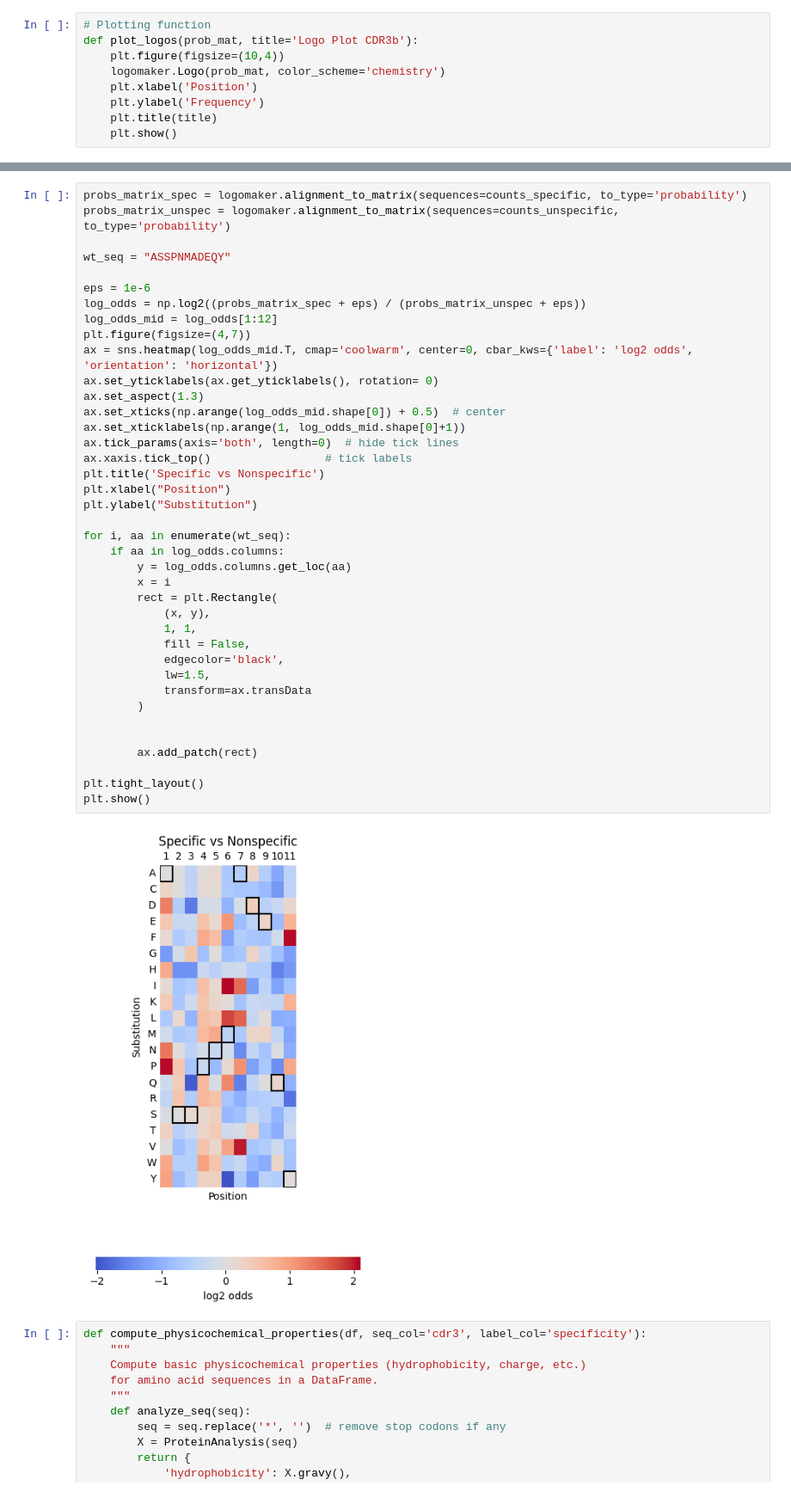
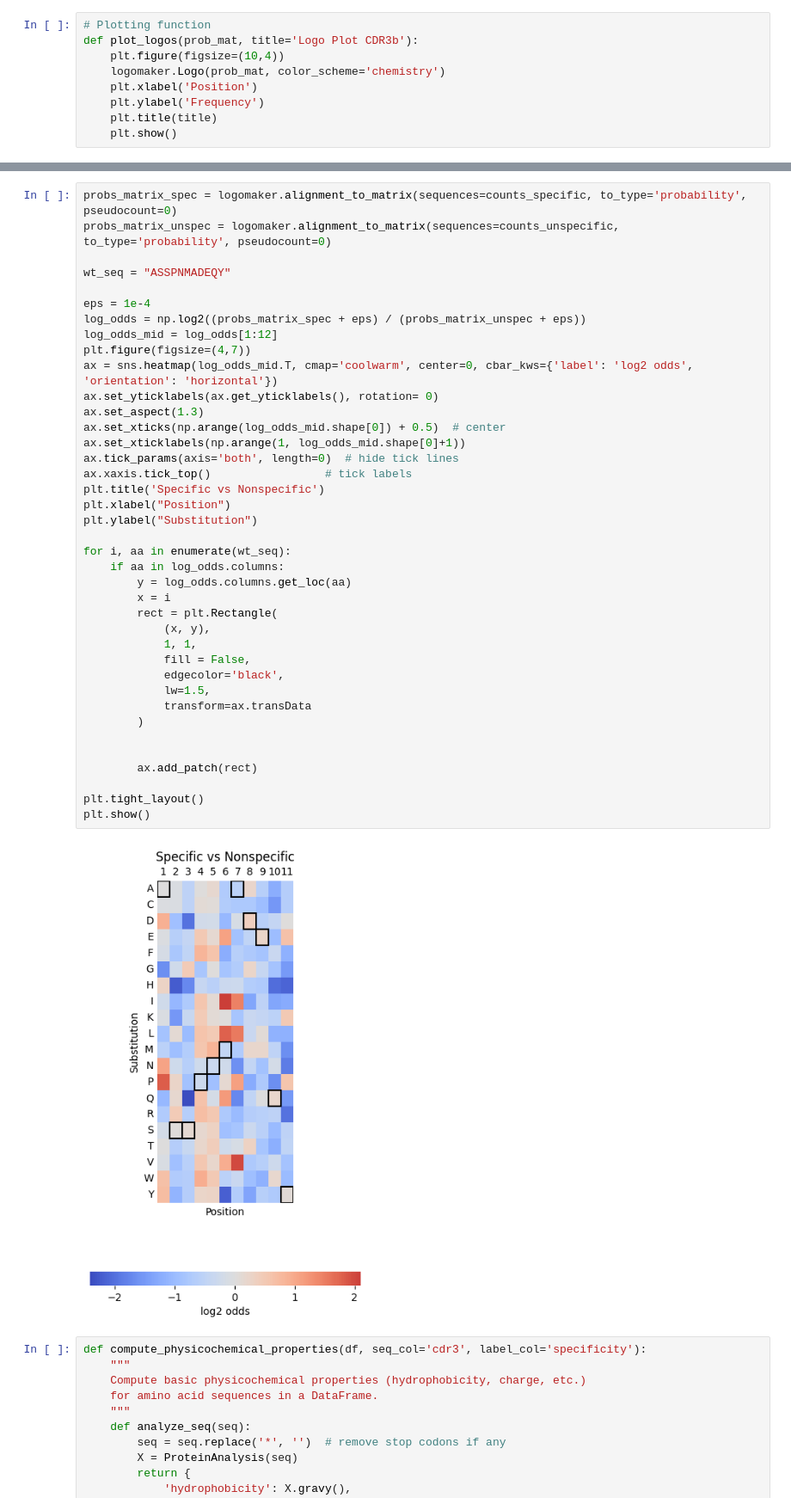
Before and after one commit to marluca95/NGS_pipeline, a Jupyter notebook: notebooks/variant_analysis.ipynb, the cells around one changed output, grey strips where cells are left out. Shown at 86% size. Cells and saved outputs as stored; diff of their text form.

```diff
--- a/notebooks/variant_analysis.ipynb
+++ b/notebooks/variant_analysis.ipynb
@@ -752,44 +847,44 @@ plot_logos(prob_mat_unspec, 'logo plot unspecific')
 # %%
-probs_matrix_spec = logomaker.alignment_to_matrix(sequences=counts_specific, to_type='probability')
-probs_matrix_unspec = logomaker.alignment_to_matrix(sequences=counts_unspecific, to_type='probability')
+probs_matrix_spec = logomaker.alignment_to_matrix(sequences=counts_specific, to_type='probability', pseudocount=0)
+probs_matrix_unspec = logomaker.alignment_to_matrix(sequences=counts_unspecific, to_type='probability', pseudocount=0)
 
 wt_seq = "ASSPNMADEQY"
 
-eps = 1e-6
+eps = 1e-4
 log_odds = np.log2((probs_matrix_spec + eps) / (probs_matrix_unspec + eps))
 log_odds_mid = log_odds[1:12]
 plt.figure(figsize=(4,7))
 ax = sns.heatmap(log_odds_mid.T, cmap='coolwarm', center=0, cbar_kws={'label': 'log2 odds', 'orientation': 'horizontal'})
 ax.set_yticklabels(ax.get_yticklabels(), rotation= 0)
 ax.set_aspect(1.3)
 ax.set_xticks(np.arange(log_odds_mid.shape[0]) + 0.5)  # center
 ax.set_xticklabels(np.arange(1, log_odds_mid.shape[0]+1))
 ax.tick_params(axis='both', length=0)  # hide tick lines
 ax.xaxis.tick_top()                 # tick labels
 plt.title('Specific vs Nonspecific')
 plt.xlabel("Position")
 plt.ylabel("Substitution")
 
 for i, aa in enumerate(wt_seq):
     if aa in log_odds.columns:
         y = log_odds.columns.get_loc(aa)
         x = i
         rect = plt.Rectangle(
             (x, y),
             1, 1,
             fill = False,
             edgecolor='black',
             lw=1.5,
             transform=ax.transData
         )
 
 
         ax.add_patch(rect)
 
 plt.tight_layout()
 plt.show()
 # %% [output]
-[figure, old version]
+[figure, new version]
 # %%
 def compute_physicochemical_properties(df, seq_col='cdr3', label_col='specificity'):
     """
```
Also changed, not shown: parts of 14 cells of this notebook, 1 other file.
